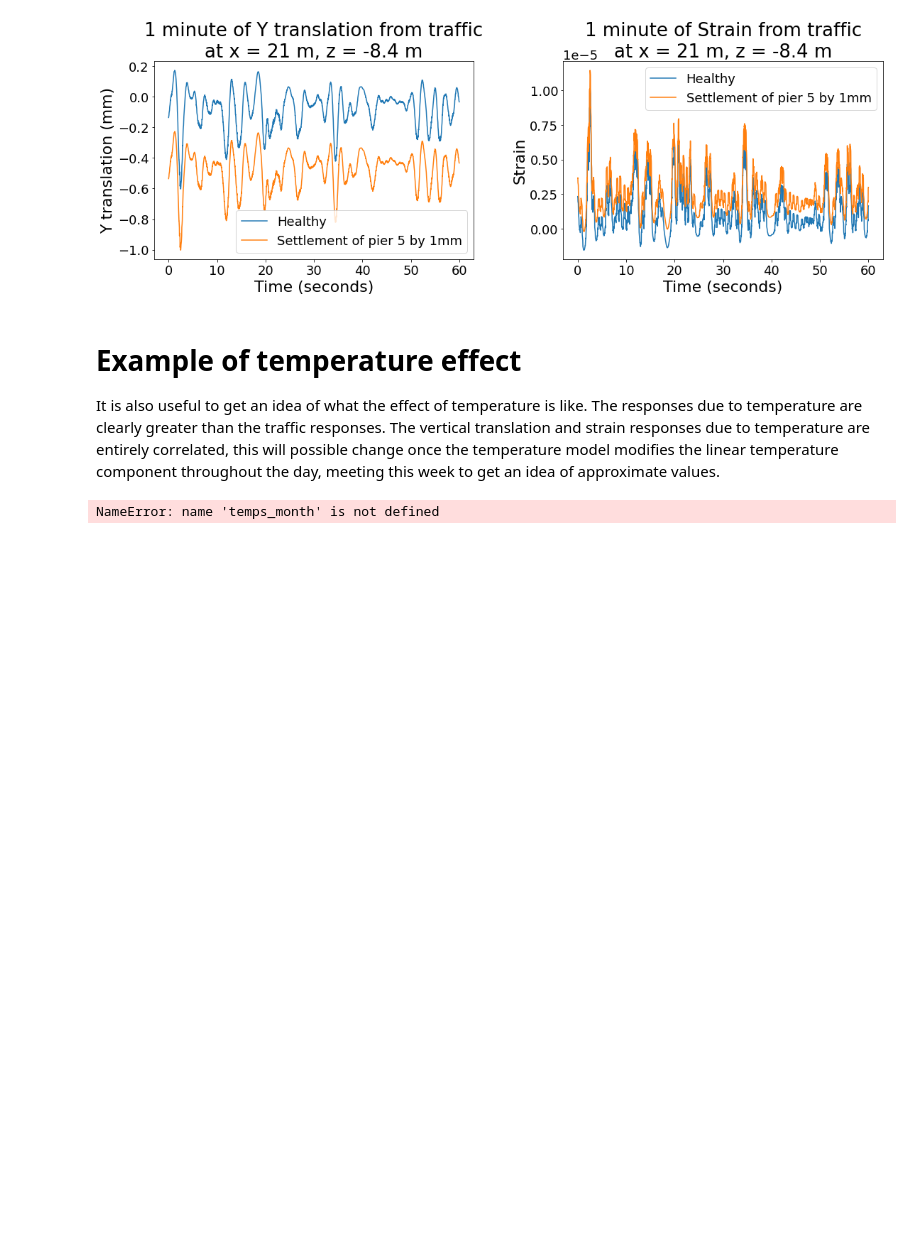
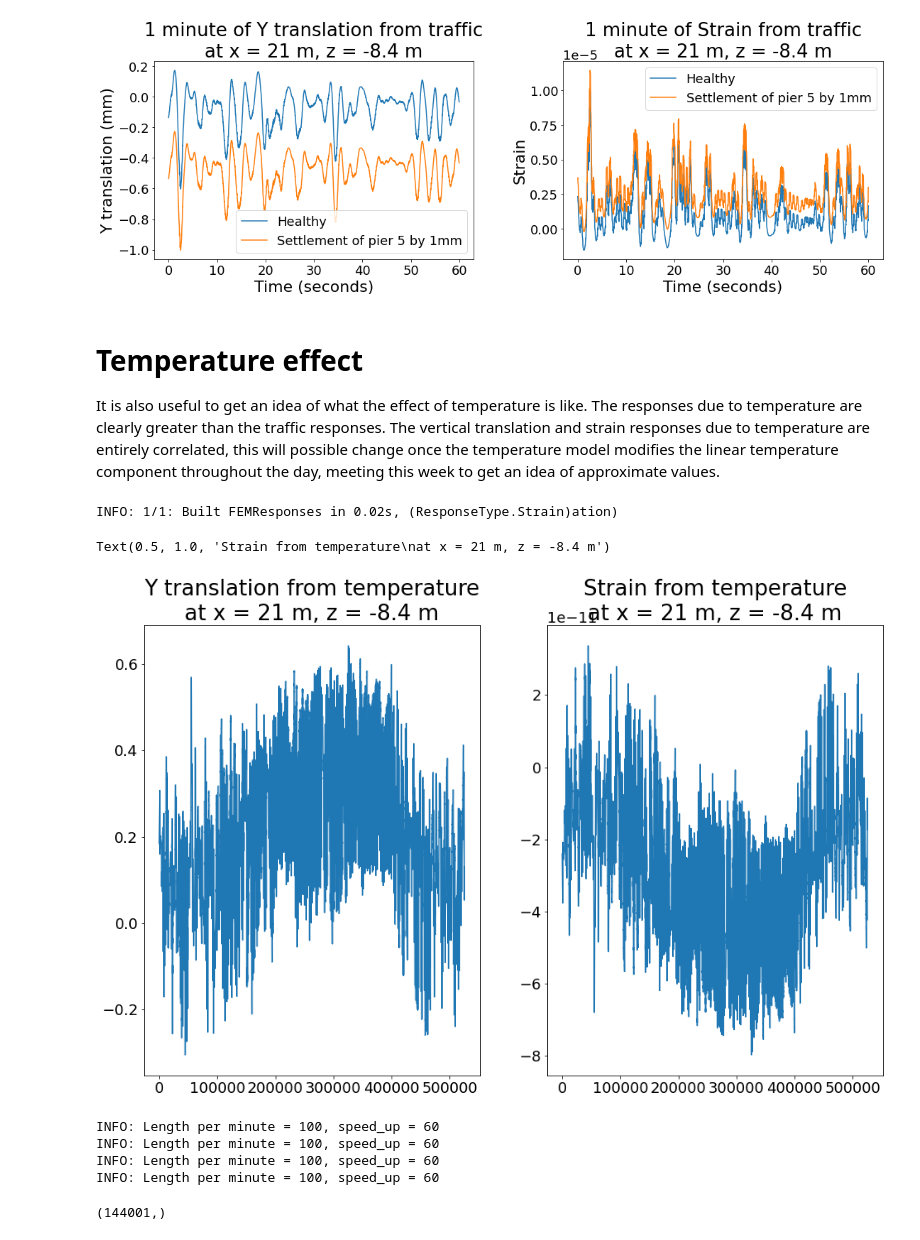
Before and after one commit to jerbaroo/bridge-sim, a Jupyter notebook: notebooks/temperature.ipynb, the cells around one changed output. Drawn from its saved outputs; the diff is of its cells as text; code cells hidden in the pictures; blank space fills up the shorter version.

```diff
--- a/notebooks/temperature.ipynb
+++ b/notebooks/temperature.ipynb
@@ -234,32 +201,57 @@ print(pearsonr(y_p_1m, s_p_1m))
 (-0.930189366436259, 0.0)
 [figure]
 # %% [markdown]
-# Example of temperature effect
+# Temperature effect
 It is also useful to get an idea of what the effect of temperature is like. The responses due to temperature are clearly greater than the traffic responses.  The vertical translation and strain responses due to temperature are entirely correlated, this will possible change once the temperature model modifies the linear temperature component throughout the day, meeting this week to get an idea of approximate values.
+# %%
+# Effect of annual temperature.
+effect_year_y = temperature.effect(c=c, response_type=rt_y, points=[sensor_point], temps=temps_year["temp"], len_per_hour=60)[0]
+effect_year_s = temperature.effect(c=c, response_type=rt_s, points=[sensor_point], temps=temps_year["temp"], len_per_hour=60)[0]
+assert len(temps_year) == len(effect_year_y)
+# %% [output]
+INFO: 1/1: Built FEMResponses in 0.02s, (ResponseType.Strain)ation)
+# %%
+plt.subplot(1, 2, 1)
+plt.plot(resize_y(effect_year_y))
+plt.title(f"{rt_y.name()} from temperature\nat x = {np.around(sensor_point.x, 2)} m, z = {np.around(sensor_point.z, 2)} m")
+plt.subplot(1, 2, 2)
+plt.plot(resize_s(effect_year_s))
+plt.title(f"{rt_s.name()} from temperature\nat x = {np.around(sensor_point.x, 2)} m, z = {np.around(sensor_point.z, 2)} m")
+# %% [output]
+Text(0.5, 1.0, 'Strain from temperature\nat x = 21 m, z = -8.4 m')
+[figure, added]
 # %%
 ########
 # July #
 ########
 
-temp_effect_y_48m = temperature.get_effect(
+# Indices for beginning of July.
+from_ = datetime.fromisoformat(f"2019-07-01T00:00")
+to = datetime.fromisoformat(f"2019-07-03T00:02")
+july_1_2_i, july_1_2_j = temperature.from_to_indices(temps_year, from_, to)
+
+# Effect at beginning of July.
+effect_july_1_2_y = effect_year_y[july_1_2_i:july_1_2_j]
+effect_july_1_2_s = effect_year_s[july_1_2_i:july_1_2_j]
+
+temp_effect_y_48m = temperature.apply_effect(
     c=c,
-    response_type=rt_y,
     points=[sensor_point],
-    temps=temps_month["temp"],  # All of July.
     responses=[y_h_48m],
+    effect=[effect_july_1_2_y],
     # Traffic data is sampled per minute. Here sped up by x60.
     # Since the given data is 48 minutes of traffic, this
     # results in 48 hours worth of temperature data taking
     # place over 48 minutes.
     speed_up=60,
 )[0]  # Responses from a single point.
+assert len(y_h_48m) == len(temp_effect_y_48m)
 
-temp_effect_s_48m = temperature.get_effect(
+temp_effect_s_48m = temperature.apply_effect(
     c=c,
-    response_type=rt_s,
     points=[sensor_point],
-    temps=temps_month["temp"],
     responses=[y_h_48m],
+    effect=[effect_july_1_2_s],
     speed_up=60,
 )[0]  # Responses from a single point.
 
@@ -267,34 +259,41 @@ temp_effect_s_48m = temperature.get_effect(
 # December #
 ############
 
+# Indices for end of December.
 from_ = datetime.fromisoformat(f"2019-12-29T23:58")
 to = datetime.fromisoformat(f"2019-12-31T23:59")
-temps_days_2 = temperature.from_to_mins(temps_year, from_, to)
+dec_30_31_i, dec_30_31_j = temperature.from_to_indices(temps_year, from_, to)
 
-temp_effect_y_2_48m = temperature.get_effect(
+# Effect at end of December.
+effect_dec_30_31_y = effect_year_y[dec_30_31_i:dec_30_31_j]
+effect_dec_30_31_s = effect_year_s[dec_30_31_i:dec_30_31_j]
+
+temp_effect_y_2_48m = temperature.apply_effect(
     c=c,
-    response_type=rt_y,
     points=[sensor_point],
-    temps=temps_days_2["temp"],
     responses=[y_h_48m],
+    effect=[effect_dec_30_31_y],
     # Traffic data is sampled per minute. Here sped up by x60.
     # Since the given data is 48 minutes of traffic, this
     # results in 48 hours of temperature data.
     speed_up=60,
 )[0]  # Responses from a single point.
 
-temp_effect_s_2_48m = temperature.get_effect(
+temp_effect_s_2_48m = temperature.apply_effect(
     c=c,
-    response_type=rt_s,
     points=[sensor_point],
-    temps=temps_days_2["temp"],
-    responses=[y_h_48m],
+    responses=[s_h_48m],
+    effect=[effect_dec_30_31_s],
     speed_up=60,
 )[0]  # Responses from a single point.
 
 temp_effect_y_2_48m.shape
 # %% [output]
-NameError: name 'temps_month' is not defined
+INFO: Length per minute = 100, speed_up = 60
+INFO: Length per minute = 100, speed_up = 60
+INFO: Length per minute = 100, speed_up = 60
+INFO: Length per minute = 100, speed_up = 60
+(144001,)
 # %%
 x = np.arange(len(responses[0][0])) * c.sensor_hz / 60
 
```
Also changed, not shown: parts of 7 cells of this notebook, 1 other file.
